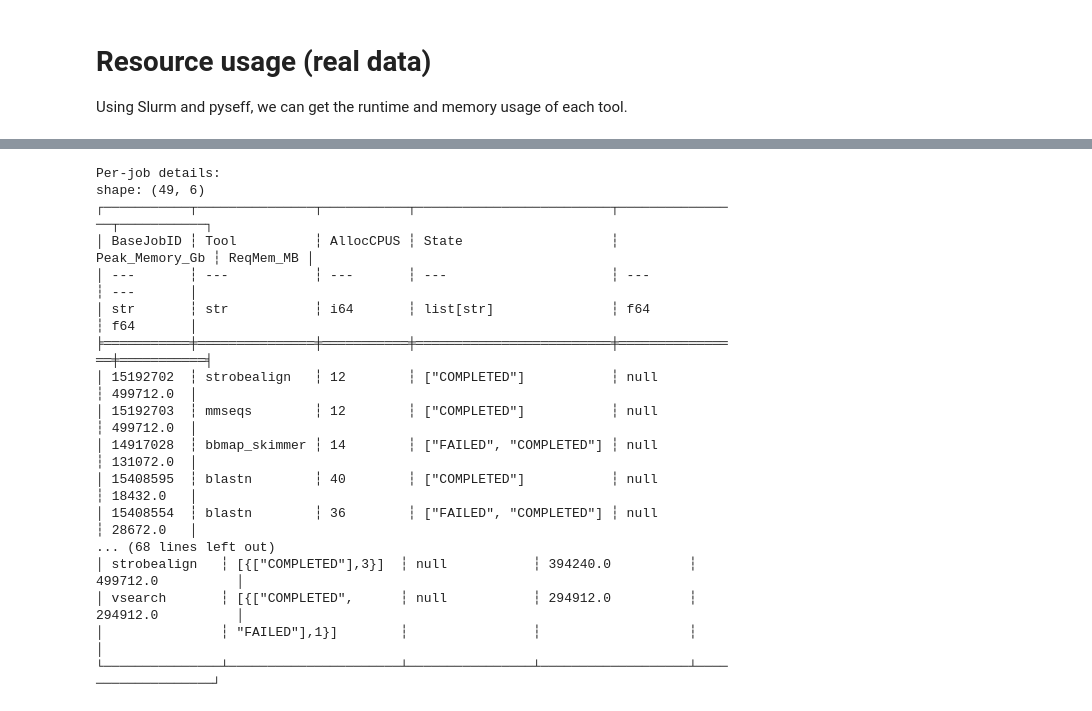
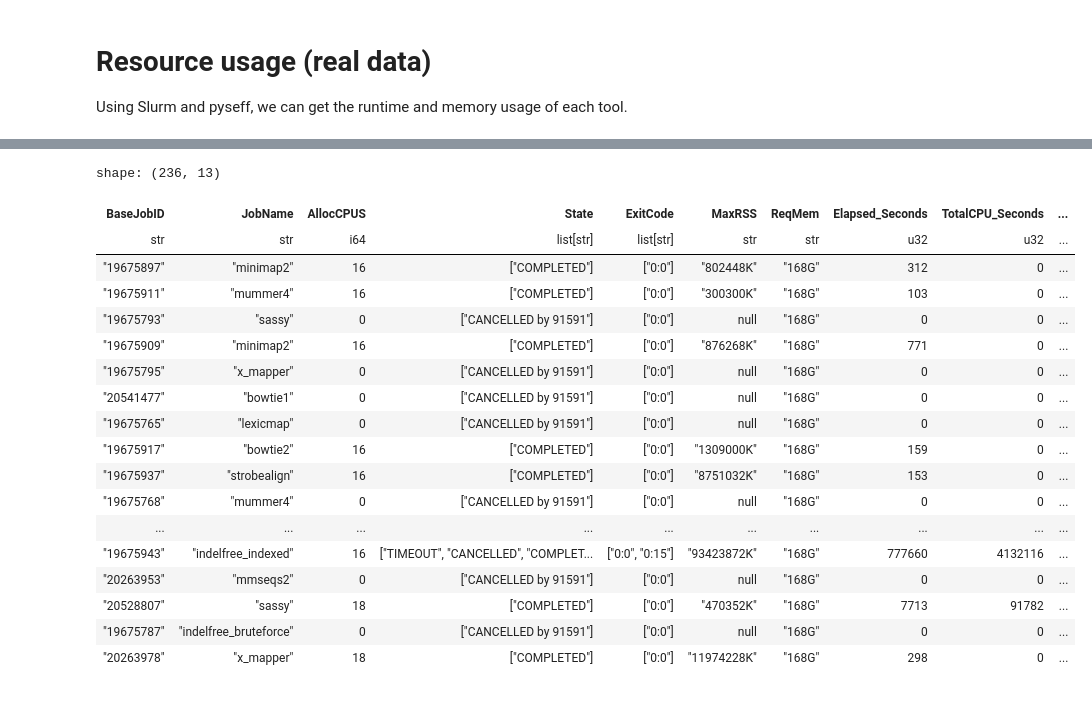
Before and after one commit to rickbeeloo/spacer_matching_bench, a Jupyter notebook: notebooks/Resource_usage_imgvr4.ipynb, the cells around one changed output, grey strips where cells are left out. Drawn from its saved outputs; the diff is of its cells as text; code cells hidden in the pictures.

```diff
--- a/notebooks/Resource_usage_imgvr4.ipynb
+++ b/notebooks/Resource_usage_imgvr4.ipynb
@@ -124,44 +32,25 @@ shape: (49, 6)
-# %%
-tool_summary = (job_analysis
-    .group_by('Tool')
-    .agg([
-        pl.col('State').value_counts(),
-        pl.col('Peak_Memory_Gb').max().alias('Peak_Memory_Gb'),
-        pl.col('ReqMem_MB').min().alias('Min_Requested_Mem'),
-        pl.col('ReqMem_MB').max().alias('Max_Requested_Mem')
-    ])
-    .sort('Tool'))
-
-#for  blastn we need to sum the runtime, and report the maximum peak memory usage per chunk size.
-blastn_job_analysis = job_analysis.filter(pl.col('Tool') == 'blastn')
-blastn_job_analysis = blastn_job_analysis.group_by('Tool').agg([
-    pl.col('State').value_counts(),
-    pl.col('Peak_Memory_Gb').max().alias('Peak_Memory_Gb'),
-    pl.col('ReqMem_MB').min().alias('Min_Requested_Mem'),
-    pl.col('ReqMem_MB').max().alias('Max_Requested_Mem')
-])
-blastn_job_analysis
-
-
-print("\nPer-job details:")
-print(job_analysis)
-print("\nPer-tool summary:")
-print(tool_summary)
-# %% [output]
-Per-job details:
-shape: (49, 6)
-┌───────────┬───────────────┬───────────┬─────────────────────────┬────────────────┬───────────┐
-│ BaseJobID ┆ Tool          ┆ AllocCPUS ┆ State                   ┆ Peak_Memory_Gb ┆ ReqMem_MB │
-│ ---       ┆ ---           ┆ ---       ┆ ---                     ┆ ---            ┆ ---       │
-│ str       ┆ str           ┆ i64       ┆ list[str]               ┆ f64            ┆ f64       │
-╞═══════════╪═══════════════╪═══════════╪═════════════════════════╪════════════════╪═══════════╡
-│ 15192702  ┆ strobealign   ┆ 12        ┆ ["COMPLETED"]           ┆ null           ┆ 499712.0  │
-│ 15192703  ┆ mmseqs        ┆ 12        ┆ ["COMPLETED"]           ┆ null           ┆ 499712.0  │
-│ 14917028  ┆ bbmap_skimmer ┆ 14        ┆ ["FAILED", "COMPLETED"] ┆ null           ┆ 131072.0  │
-│ 15408595  ┆ blastn        ┆ 40        ┆ ["COMPLETED"]           ┆ null           ┆ 18432.0   │
-│ 15408554  ┆ blastn        ┆ 36        ┆ ["FAILED", "COMPLETED"] ┆ null           ┆ 28672.0   │
-... (68 lines left out)
-│ strobealign   ┆ [{["COMPLETED"],3}]  ┆ null           ┆ 394240.0          ┆ 499712.0          │
-│ vsearch       ┆ [{["COMPLETED",      ┆ null           ┆ 294912.0          ┆ 294912.0          │
-│               ┆ "FAILED"],1}]        ┆                ┆                   ┆                   │
-└───────────────┴──────────────────────┴────────────────┴───────────────────┴───────────────────┘
+# %%
+sacct_df = pyseff(remove_cancelled=False,remove_failed=False,calculate_cpu_efficiency=False,calculate_memory_efficiency=False)
+sacct_df= sacct_df.with_columns(pl.col("JobName").str.replace_all("_long","").str.replace_all("mmseqs","mmseqs2"))
+sacct_df = sacct_df.filter(~pl.col("JobName").str.contains_any(["damn","biofaster"])).filter(pl.col("JobName").str.contains_any(tool_names))
+sacct_df
+# %% [output]
+shape: (236, 13)
+| BaseJobID | JobName | AllocCPUS | State | ExitCode | MaxRSS | ReqMem | Elapsed_Seconds | TotalCPU_Seconds | ... |
+| str | str | i64 | list[str] | list[str] | str | str | u32 | u32 | ... |
+| "19675897" | "minimap2" | 16 | ["COMPLETED"] | ["0:0"] | "802448K" | "168G" | 312 | 0 | ... |
+| "19675911" | "mummer4" | 16 | ["COMPLETED"] | ["0:0"] | "300300K" | "168G" | 103 | 0 | ... |
+| "19675793" | "sassy" | 0 | ["CANCELLED by 91591"] | ["0:0"] | null | "168G" | 0 | 0 | ... |
+| "19675909" | "minimap2" | 16 | ["COMPLETED"] | ["0:0"] | "876268K" | "168G" | 771 | 0 | ... |
+| "19675795" | "x_mapper" | 0 | ["CANCELLED by 91591"] | ["0:0"] | null | "168G" | 0 | 0 | ... |
+| "20541477" | "bowtie1" | 0 | ["CANCELLED by 91591"] | ["0:0"] | null | "168G" | 0 | 0 | ... |
+| "19675765" | "lexicmap" | 0 | ["CANCELLED by 91591"] | ["0:0"] | null | "168G" | 0 | 0 | ... |
+| "19675917" | "bowtie2" | 16 | ["COMPLETED"] | ["0:0"] | "1309000K" | "168G" | 159 | 0 | ... |
+| "19675937" | "strobealign" | 16 | ["COMPLETED"] | ["0:0"] | "8751032K" | "168G" | 153 | 0 | ... |
+| "19675768" | "mummer4" | 0 | ["CANCELLED by 91591"] | ["0:0"] | null | "168G" | 0 | 0 | ... |
+| ... | ... | ... | ... | ... | ... | ... | ... | ... | ... |
+| "19675943" | "indelfree_indexed" | 16 | ["TIMEOUT", "CANCELLED", "COMPLET... | ["0:0", "0:15"] | "93423872K" | "168G" | 777660 | 4132116 | ... |
+| "20263953" | "mmseqs2" | 0 | ["CANCELLED by 91591"] | ["0:0"] | null | "168G" | 0 | 0 | ... |
+| "20528807" | "sassy" | 18 | ["COMPLETED"] | ["0:0"] | "470352K" | "168G" | 7713 | 91782 | ... |
+| "19675787" | "indelfree_bruteforce" | 0 | ["CANCELLED by 91591"] | ["0:0"] | null | "168G" | 0 | 0 | ... |
+| "20263978" | "x_mapper" | 18 | ["COMPLETED"] | ["0:0"] | "11974228K" | "168G" | 298 | 0 | ... |
```
Also changed, not shown: parts of 20 cells of this notebook, 8 other files.
